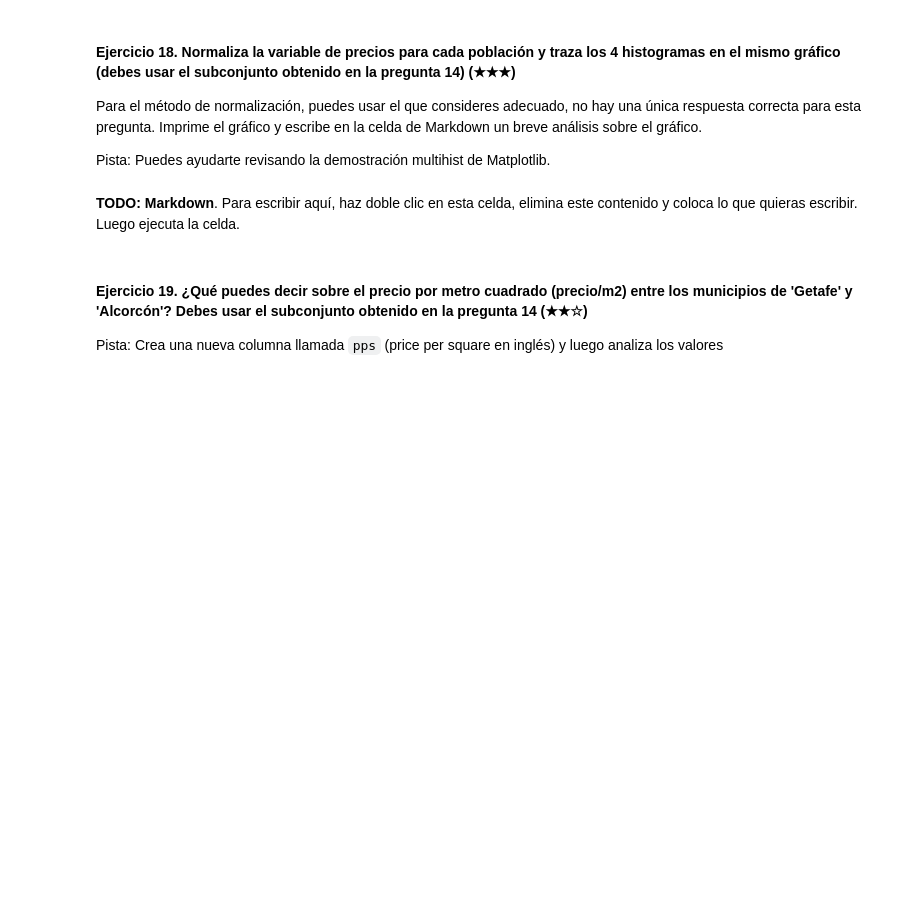
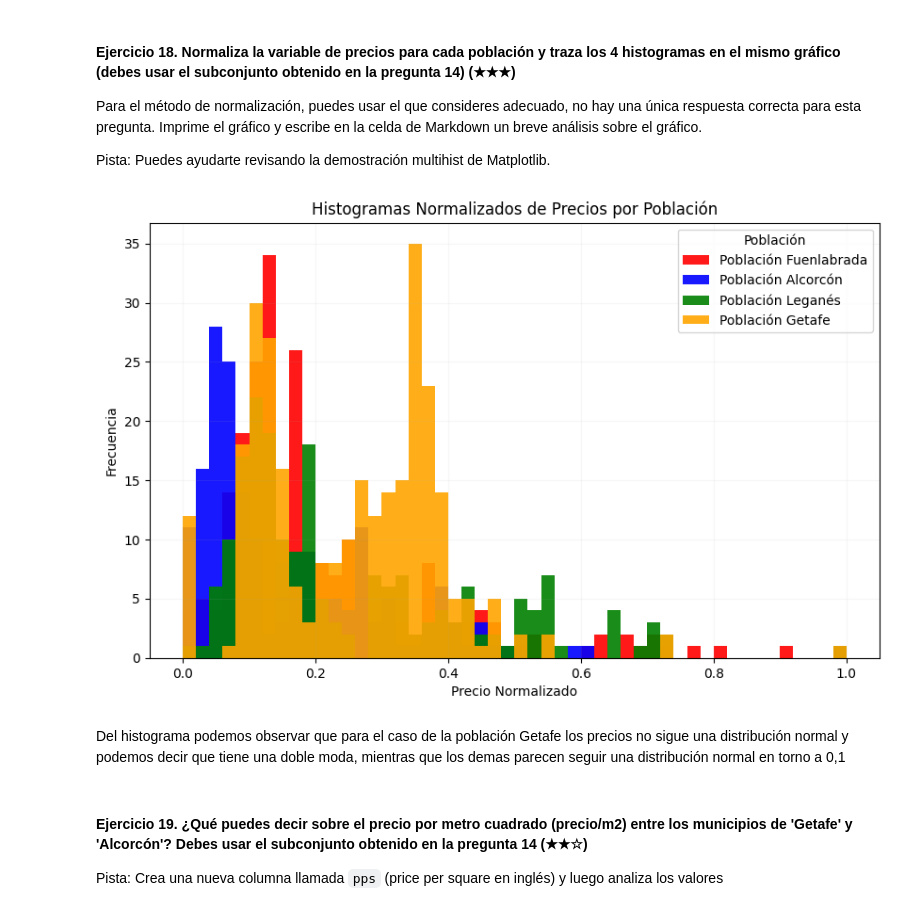
Before and after one commit to diegomacaya/realestate-datacleanup-exercise, a Jupyter notebook: project.es.ipynb, the cells around one changed output. Saved outputs shown, nothing was run; the diff lists cells and outputs as text; code cells hidden in the pictures; blank space fills up the shorter version.

```diff
--- a/project.es.ipynb
+++ b/project.es.ipynb
@@ -369,9 +369,42 @@ Para el método de normalización, puedes usar el que consideres adecuado, no ha
 
 Pista: Puedes ayudarte revisando la demostración multihist de Matplotlib.
 # %%
-# TODO
+cinturon_sur
+level5_cs = cinturon_sur[['level5','price']].copy()
+level5_cs['precio_norm'] = level5_cs.groupby('level5')['price'].transform(lambda x: (x - x.min()) / (x.max() - x.min()))
+
+#level5_cs
+
+# Crear histograma para cada población
+plt.figure(figsize=(10, 6))
+
+# Colores y etiquetas por población
+colores = ['red', 'blue', 'green', 'orange']
+poblaciones = level5_cs['level5'].unique()
+
+for i, poblacion in enumerate(poblaciones):
+    subset = level5_cs[level5_cs['level5'] == poblacion]
+    plt.hist(
+        subset['precio_norm'],
+        bins=50,
+        alpha=0.9,
+        label=f'Población {poblacion}',
+        color=colores[i]
+    )
+
+# Personalizar el gráfico
+plt.title('Histogramas Normalizados de Precios por Población')
+plt.xlabel('Precio Normalizado')
+plt.ylabel('Frecuencia')
+plt.legend(title="Población")
+plt.grid(alpha=0.1)
+
+# Mostrar el gráfico
+plt.show()
+# %% [output]
+[figure, added]
 # %% [markdown]
-**TODO: Markdown**. Para escribir aquí, haz doble clic en esta celda, elimina este contenido y coloca lo que quieras escribir. Luego ejecuta la celda.
+Del histograma podemos observar que para el caso de la población Getafe los precios no sigue una distribución normal y podemos decir que tiene una doble moda, mientras que los demas parecen seguir una distribución normal en torno a 0,1
 # %% [markdown]
 #### Ejercicio 19. ¿Qué puedes decir sobre el precio por metro cuadrado (precio/m2) entre los municipios de 'Getafe' y 'Alcorcón'? Debes usar el subconjunto obtenido en la pregunta 14 (★★☆)
 
```
